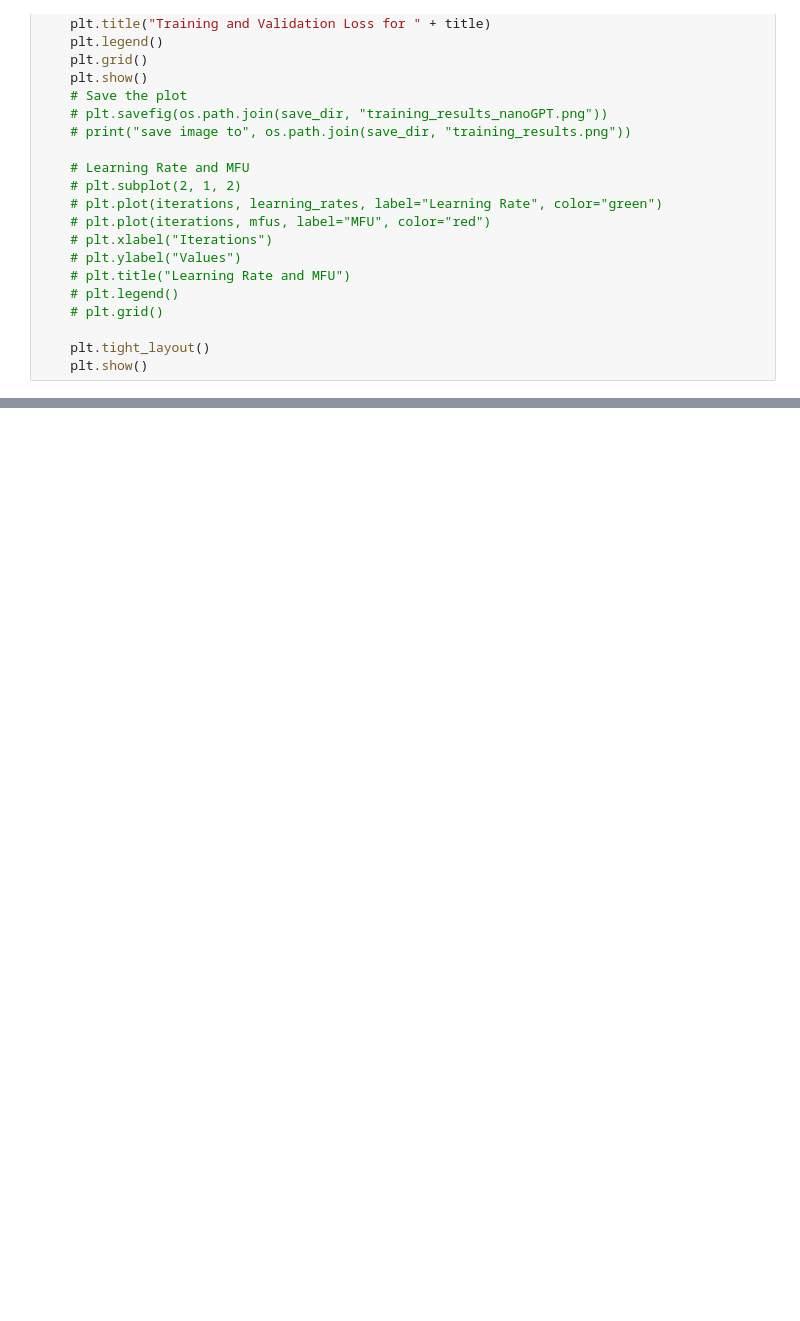
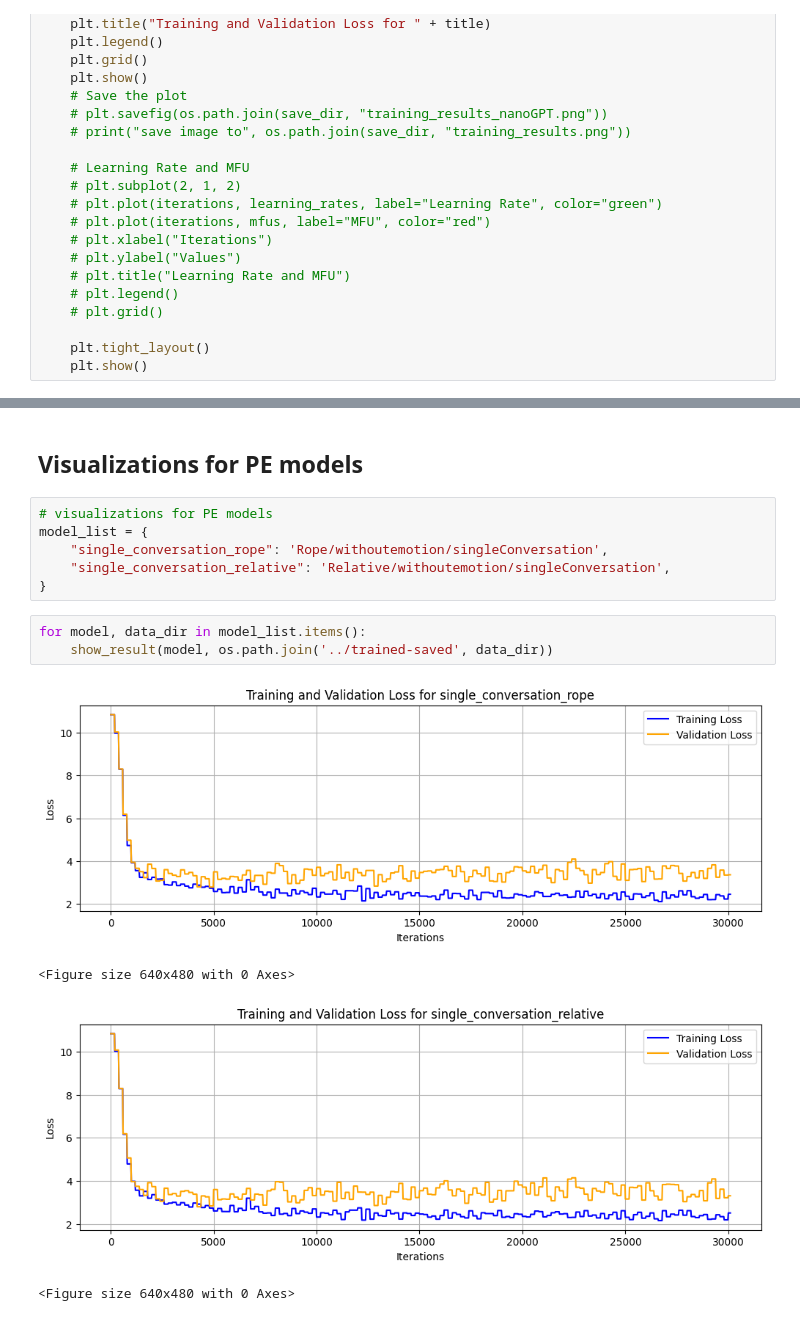
Before and after one commit to CallMeL/Empathetic-Dialogue-System, a Jupyter notebook: src/evaluation/trainingVisulization.ipynb, the cells around one changed output, grey strips where cells are left out. Drawn from its saved outputs; the diff is of its cells as text; blank space fills up the shorter version.

Commit message:
PE training visualization

```diff
--- a/src/evaluation/trainingVisulization.ipynb
+++ b/src/evaluation/trainingVisulization.ipynb
@@ -83,0 +77,16 @@ training_progress_30100.json
+# %% [markdown]
+## Visualizations for PE models
+# %%
+# visualizations for PE models
+model_list = {
+    "single_conversation_rope": 'Rope/withoutemotion/singleConversation',
+    "single_conversation_relative": 'Relative/withoutemotion/singleConversation',
+}
+# %%
+for model, data_dir in model_list.items():
+    show_result(model, os.path.join('../trained-saved', data_dir))
+# %% [output]
+[figure, added]
+<Figure size 640x480 with 0 Axes>
+[figure, added]
+<Figure size 640x480 with 0 Axes>
```
Also changed, not shown: parts of 1 cell of this notebook.
